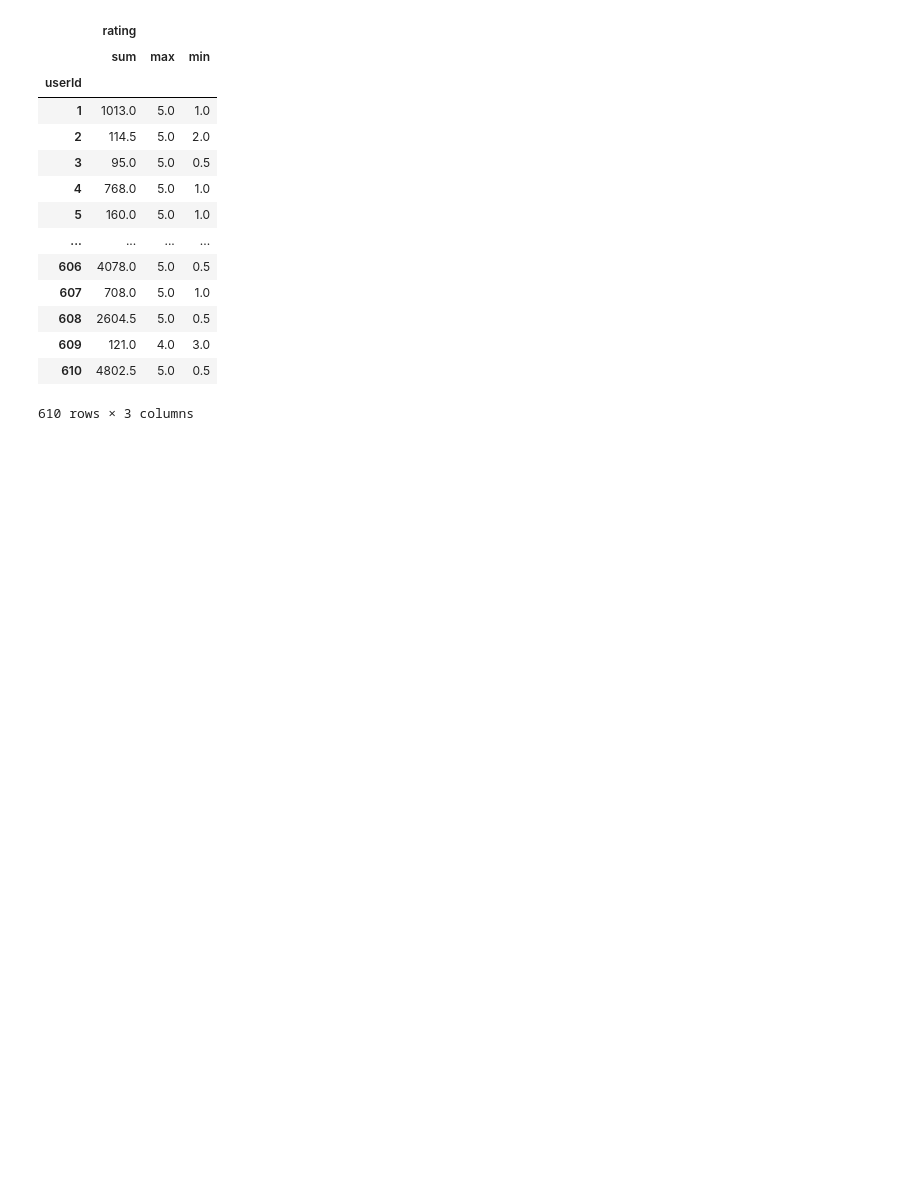
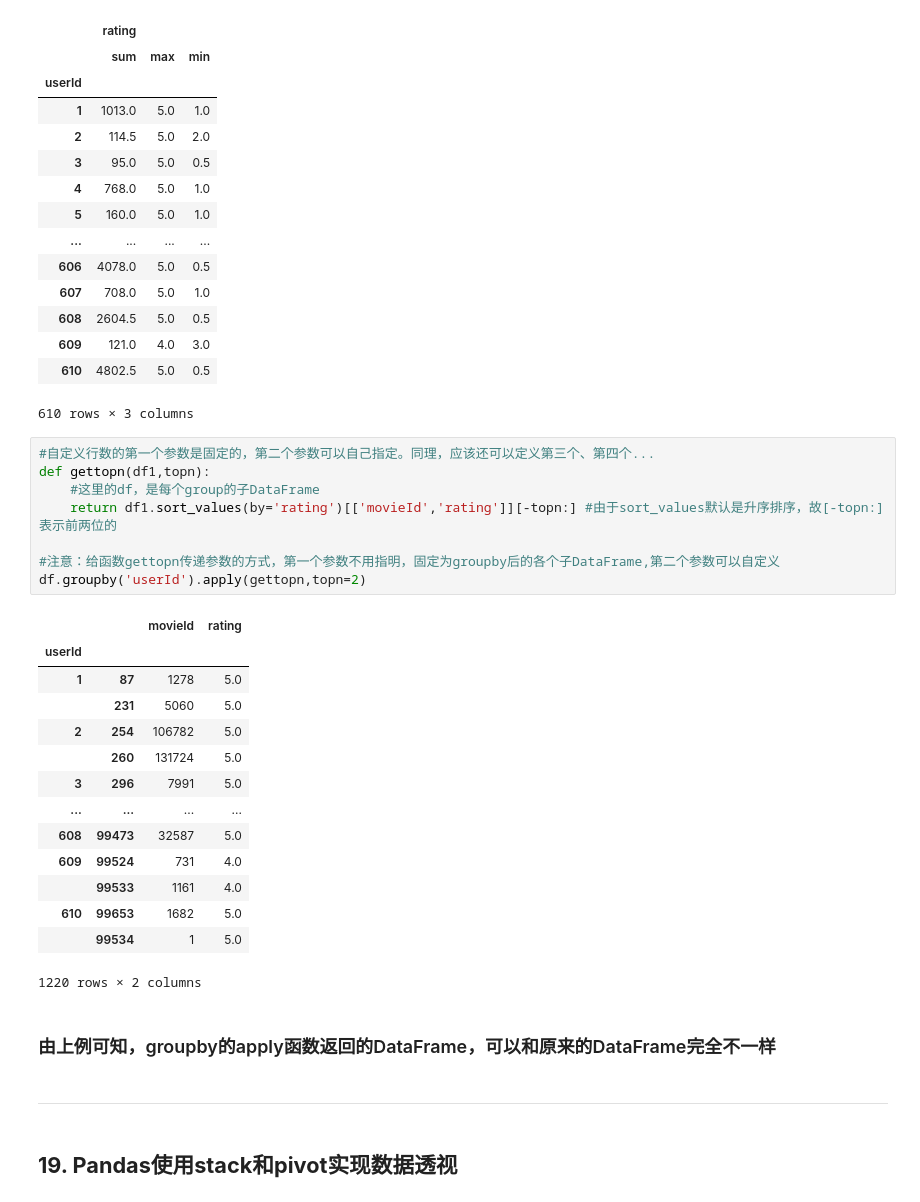
Before and after one commit to Guowm2000/LearningPandas-2, a Jupyter notebook: Pandas学习(5).ipynb, the cells around one changed output. Saved outputs shown, nothing was run; the diff lists cells and outputs as text; blank space fills up the shorter version.

```diff
--- a/Pandas学习(5).ipynb
+++ b/Pandas学习(5).ipynb
@@ -283,3 +283,32 @@ df.groupby(by='userId').agg({'rating':[sum,max,min]})
 | 609 | 121.0 | 4.0 | 3.0 |
 | 610 | 4802.5 | 5.0 | 0.5 |
 610 rows × 3 columns
+# %%
+#自定义行数的第一个参数是固定的，第二个参数可以自己指定。同理，应该还可以定义第三个、第四个...
+def gettopn(df1,topn):
+    #这里的df，是每个group的子DataFrame
+    return df1.sort_values(by='rating')[['movieId','rating']][-topn:] #由于sort_values默认是升序排序，故[-topn:]表示前两位的
+
+#注意：给函数gettopn传递参数的方式，第一个参数不用指明，固定为groupby后的各个子DataFrame,第二个参数可以自定义
+df.groupby('userId').apply(gettopn,topn=2)
+# %% [output]
+|  |  | movieId | rating |
+| userId |  |  |  |
+| 1 | 87 | 1278 | 5.0 |
+|  | 231 | 5060 | 5.0 |
+| 2 | 254 | 106782 | 5.0 |
+|  | 260 | 131724 | 5.0 |
+| 3 | 296 | 7991 | 5.0 |
+| ... | ... | ... | ... |
+| 608 | 99473 | 32587 | 5.0 |
+| 609 | 99524 | 731 | 4.0 |
+|  | 99533 | 1161 | 4.0 |
+| 610 | 99653 | 1682 | 5.0 |
+|  | 99534 | 1 | 5.0 |
+1220 rows × 2 columns
+# %% [markdown]
+### 由上例可知，groupby的apply函数返回的DataFrame，可以和原来的DataFrame完全不一样
+# %% [markdown]
+----
+# %% [markdown]
+## **19. Pandas使用stack和pivot实现数据透视**
```
Also changed, not shown: 4 other files.
